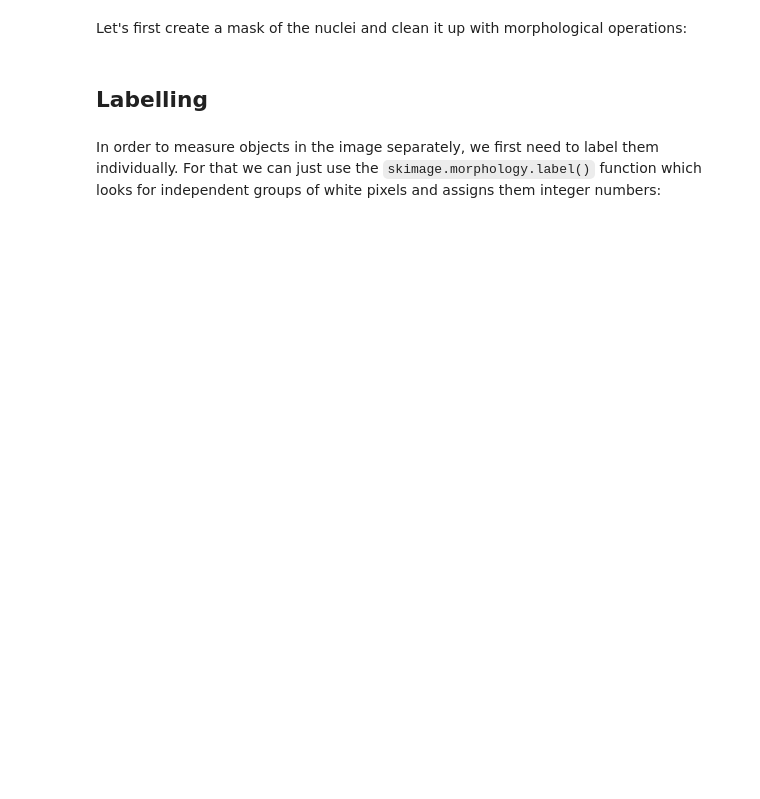
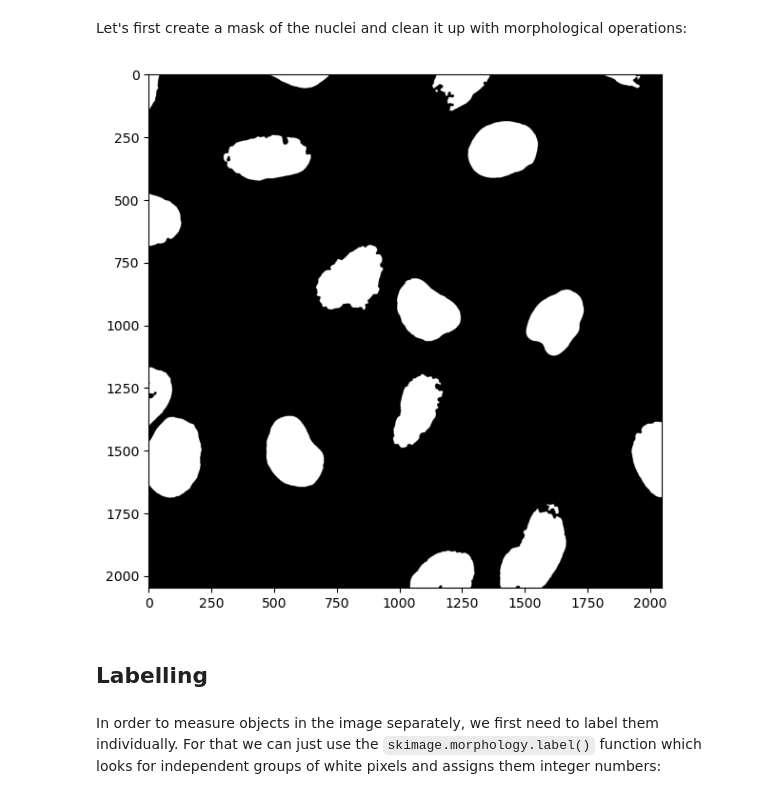
Before and after one commit to Euro-BioImaging/evolve-python-hybrid-course, a Jupyter notebook: Day_2_June_24/Jupyter_Notebooks/04_feature_extraction.ipynb, the cells around one changed output. Cells and saved outputs as stored; diff of their text form; code cells hidden in the pictures; blank space fills up the shorter version.

```diff
--- a/Day_2_June_24/Jupyter_Notebooks/04_feature_extraction.ipynb
+++ b/Day_2_June_24/Jupyter_Notebooks/04_feature_extraction.ipynb
@@ -30,8 +62,10 @@ mask_nuclei = image_nuclei > skimage.filters.threshold_otsu(image_nuclei)
 mask_nuclei = skimage.morphology.binary_closing(mask_nuclei, footprint=skimage.morphology.disk(5))
 mask_nuclei = ndi.binary_fill_holes(mask_nuclei, skimage.morphology.disk(5))
 # %%
-plt.subplots(figsize=(10,10))
+plt.subplots(figsize=(7,7))
 plt.imshow(mask_nuclei, cmap = 'gray');
+# %% [output]
+[figure, added]
 # %% [markdown]
 ## Labelling
 # %% [markdown]
```
Also changed, not shown: parts of 82 cells of this notebook, 9 other files.
